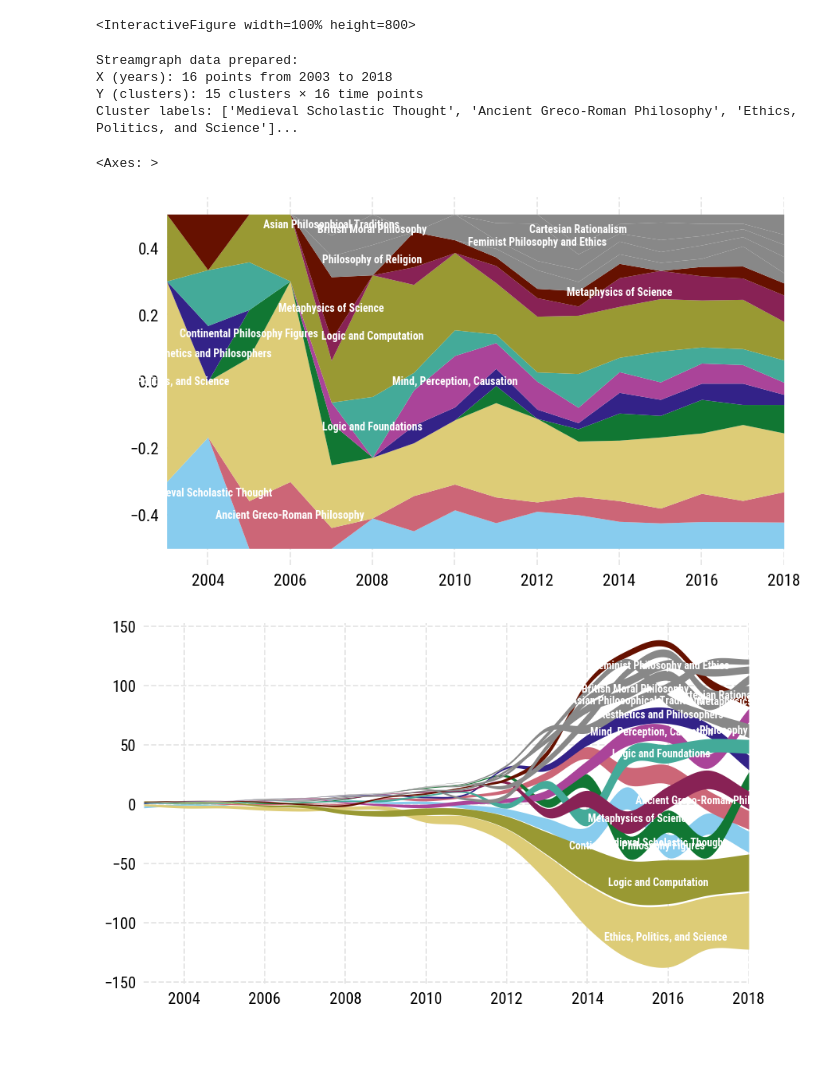
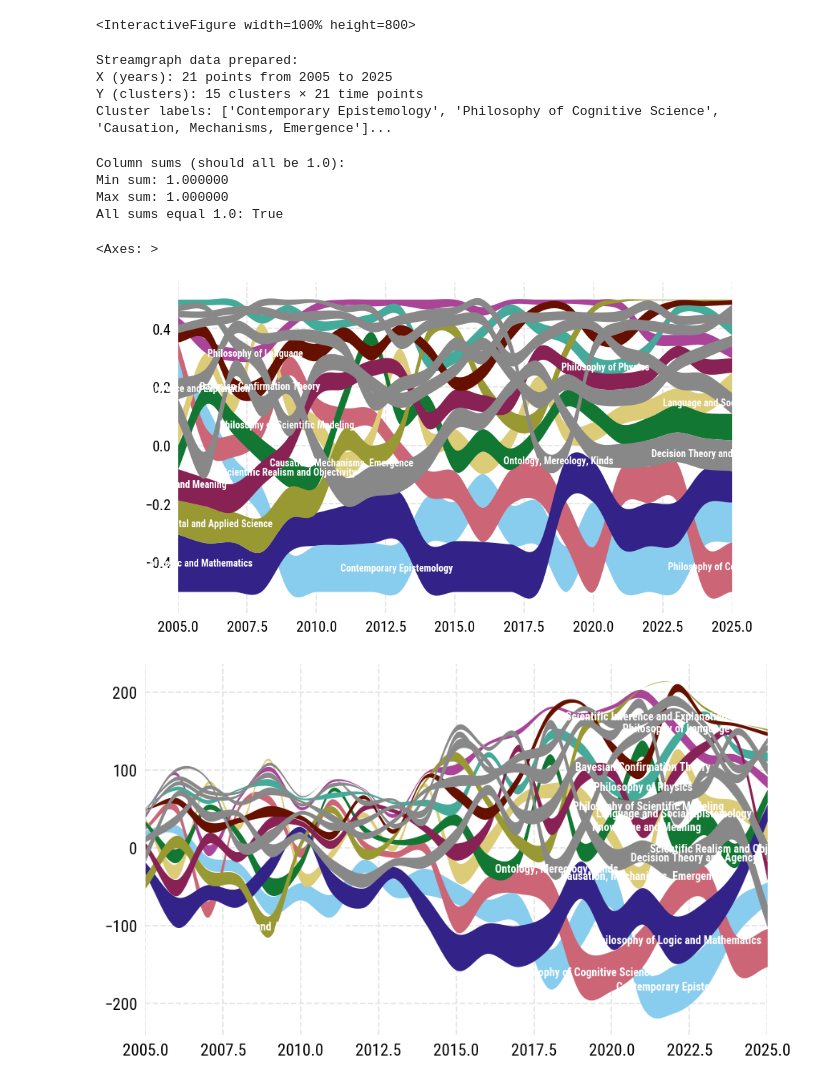
Before and after one commit to MNoichl/data-driven-philosophy-GAP2025, a Jupyter notebook: workbook_01_text_analysis.ipynb, the cells around one changed output. Cells and saved outputs as stored; diff of their text form; code cells hidden in the pictures; blank space fills up the shorter version.

```diff
--- a/workbook_01_text_analysis.ipynb
+++ b/workbook_01_text_analysis.ipynb
@@ -232,7 +261,7 @@ https://www.sbert.net/docs/sentence_transformer/pretrained_models.html
 # %%
 from sentence_transformers import SentenceTransformer
 
-model = SentenceTransformer('thenlper/gte-small')
+model = SentenceTransformer('Qwen/Qwen3-Embedding-0.6B') #thenlper/gte-small
 embeddings = model.encode(text_data,show_progress_bar=True)
 # %% [markdown]
 This is what the resulting embeddings look like:
@@ -281,7 +310,11 @@ plt.show()
 # Part 5: Clustering
 # %%
 import genieclust
+
+reducer = umap.UMAP(n_components=30, random_state=42,metric='cosine')
+umap_embeddings_high_dim = reducer.fit_transform(embeddings)
+
 g = genieclust.Genie(n_clusters=15, gini_threshold=0.3)
-cluster_labels = g.fit_predict(umap_embeddings)
-print(cluster_labels)
+cluster_labels = g.fit_predict(umap_embeddings_high_dim)
+print(cluster_labels[0:20])
 # %% [output]
@@ -325,7 +358,7 @@ def label_cluster(cluster_texts, cluster_id, n_samples=10):
 
     prompt = f"""
     Below are randomly sampled texts from cluster {cluster_id}. Please analyze these texts and provide:
-    1. A short descriptive label (2-4 words) for this cluster
+    1. A short descriptive label (2-4 words) for the area of philosophy that the texts are from.
     2. A brief description of the main theme
 
     Texts:
@@ -475,35 +508,47 @@ print(f"Y (clusters): {Y_stream.shape[0]} clusters × {Y_stream.shape[1]} time p
 print(f"Cluster labels: {cluster_labels_to_plot[:3]}...")  # Show first 3 labels
 # %% [output]
 Streamgraph data prepared:
-X (years): 16 points from 2003 to 2018
-Y (clusters): 15 clusters × 16 time points
-Cluster labels: ['Medieval Scholastic Thought', 'Ancient Greco-Roman Philosophy', 'Ethics, Politics, and Science']...
+X (years): 21 points from 2005 to 2025
+Y (clusters): 15 clusters × 21 time points
+Cluster labels: ['Contemporary Epistemology', 'Philosophy of Cognitive Science', 'Causation, Mechanisms, Emergence']...
 # %%
 # Normalize the counts to show proportions
 Y_stream_normalized = Y_stream / Y_stream.sum(axis=0, keepdims=True)
+
+# Double check these sum to one
+print("Column sums (should all be 1.0):")
+column_sums = Y_stream_normalized.sum(axis=0)
+print(f"Min sum: {column_sums.min():.6f}")
+print(f"Max sum: {column_sums.max():.6f}")
+print(f"All sums equal 1.0: {np.allclose(column_sums, 1.0)}")
 # Y_stream_normalized
+# %% [output]
+Column sums (should all be 1.0):
+Min sum: 1.000000
+Max sum: 1.000000
+All sums equal 1.0: True
 # %%
 from utils.streamgraph import plot_streamgraph
 import numpy as np
 
 
 
 # 1) straight edges
 plot_streamgraph(X_stream, Y_stream_normalized, labels=cluster_labels_to_plot,
-                    sorted_streams=False,
+                    sorted_streams=True,
                     margin_frac=0.0,
-                    smooth_window=1,
+                    smooth_window=2,
                     cmap=colormaps.safe,
-                    curve_samples=1)
+                    curve_samples=200)
 
 # 2) curved edges only, values unchanged
 plot_streamgraph(X_stream, Y_stream, labels=cluster_labels_to_plot,
                     sorted_streams=True,
                     margin_frac=0.1,
-                    smooth_window=3,
+                    smooth_window=1,
                     cmap=colormaps.safe,
                     curve_samples=16)
 # %% [output]
 <Axes: >
-[figure, old version]
+[figure, new version]
-[figure, old version]
+[figure, new version]
```
Also changed, not shown: parts of 8 cells of this notebook, 2 other files.
